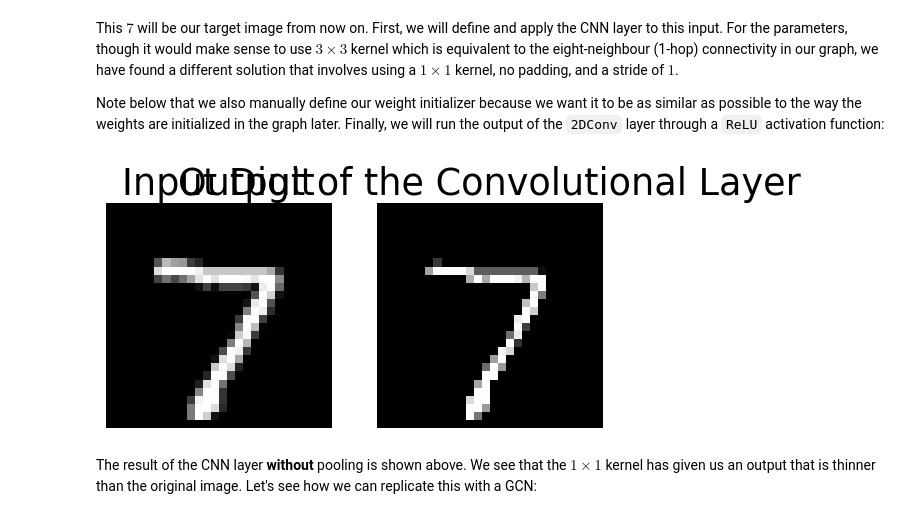
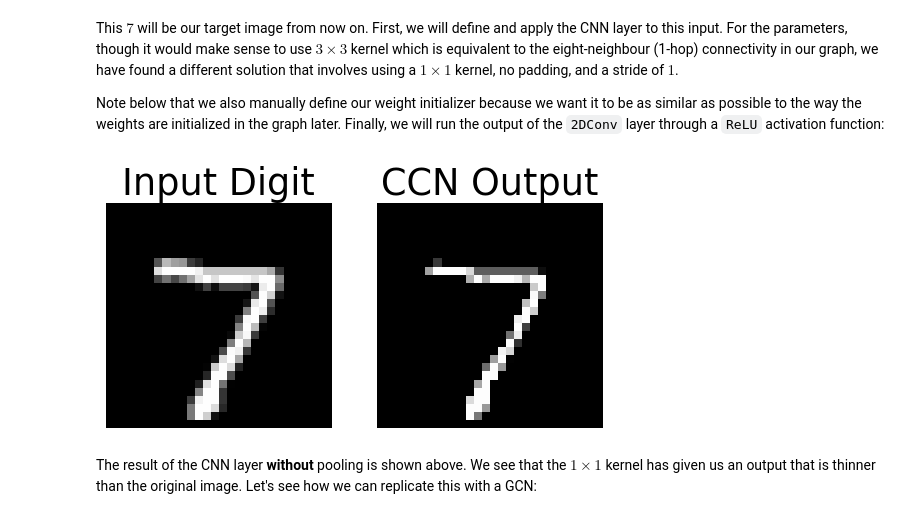
Before and after one commit to OscarBedford/DL_Course, a Jupyter notebook: ECSE552_W23_H3_G3.ipynb, the cells around one changed output. Drawn from its saved outputs; the diff is of its cells as text; code cells hidden in the pictures.

```diff
--- a/ECSE552_W23_H3_G3.ipynb
+++ b/ECSE552_W23_H3_G3.ipynb
@@ -615,20 +615,20 @@ model = ConvNet()
 # %%
 # We will now pass the digit image through the convolutional layer
 digit_image.unsqueeze_(0)
 conv_output = model.conv1(digit_image)
 conv_output = F.relu(conv_output)
 
 # We can now visualize the output of the convolutional layer
 fig, axs = plt.subplots(1, 2)
 axs[0].imshow(digit_image.squeeze().numpy(), cmap='gray')
 axs[0].set_title('Input Digit')
 axs[1].imshow(conv_output[0, 0].detach().numpy(), cmap='gray')
-axs[1].set_title('Output of the Convolutional Layer')
+axs[1].set_title('CCN Output')
 for ax in axs:
     ax.axis('off')
 plt.show()
 # %% [output]
-[figure, old version]
+[figure, new version]
 # %% [markdown]
 The result of the CNN layer **without** pooling is shown above. We see that the $ 1 \times 1$ kernel has given us an output that is thinner than the original image. Let's see how we can replicate this with a GCN:
 # %%
```
